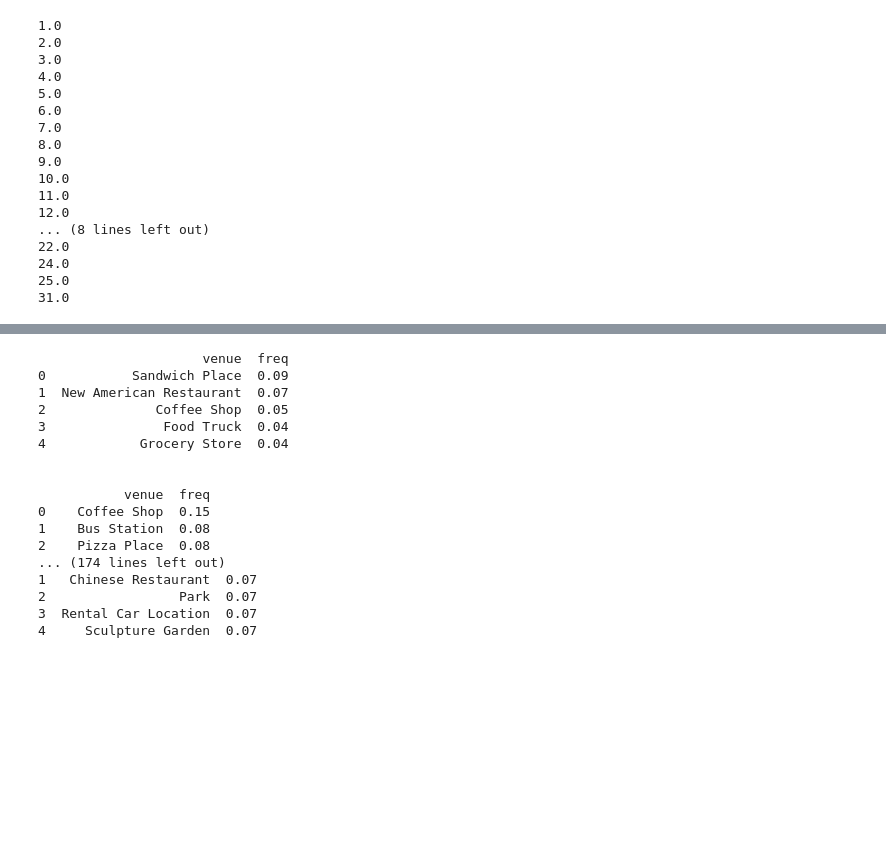
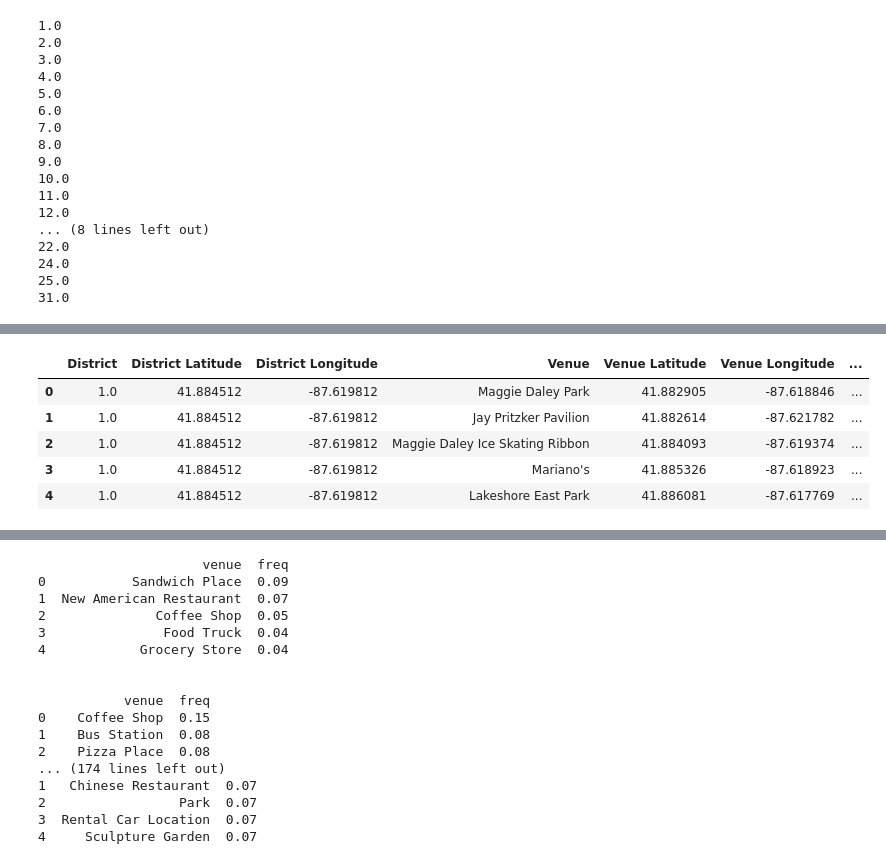
Before and after one commit to Arindamghosh07/Coursera, a Jupyter notebook: Neighborhoods.ipynb, the cells around one changed output, grey strips where cells are left out. Cells and saved outputs as stored; diff of their text form; code cells hidden in the pictures; blank space fills up the shorter version.

```diff
--- a/Neighborhoods.ipynb
+++ b/Neighborhoods.ipynb
@@ -496,0 +445,9 @@ There are 166 uniques categories.
+# %%
+crime_venues.head()
+# %% [output]
+|  | District | District Latitude | District Longitude | Venue | Venue Latitude | Venue Longitude | ... |
+| 0 | 1.0 | 41.884512 | -87.619812 | Maggie Daley Park | 41.882905 | -87.618846 | ... |
+| 1 | 1.0 | 41.884512 | -87.619812 | Jay Pritzker Pavilion | 41.882614 | -87.621782 | ... |
+| 2 | 1.0 | 41.884512 | -87.619812 | Maggie Daley Ice Skating Ribbon | 41.884093 | -87.619374 | ... |
+| 3 | 1.0 | 41.884512 | -87.619812 | Mariano's | 41.885326 | -87.618923 | ... |
+| 4 | 1.0 | 41.884512 | -87.619812 | Lakeshore East Park | 41.886081 | -87.617769 | ... |
```
Also changed, not shown: parts of 26 cells of this notebook, 6 other files.
